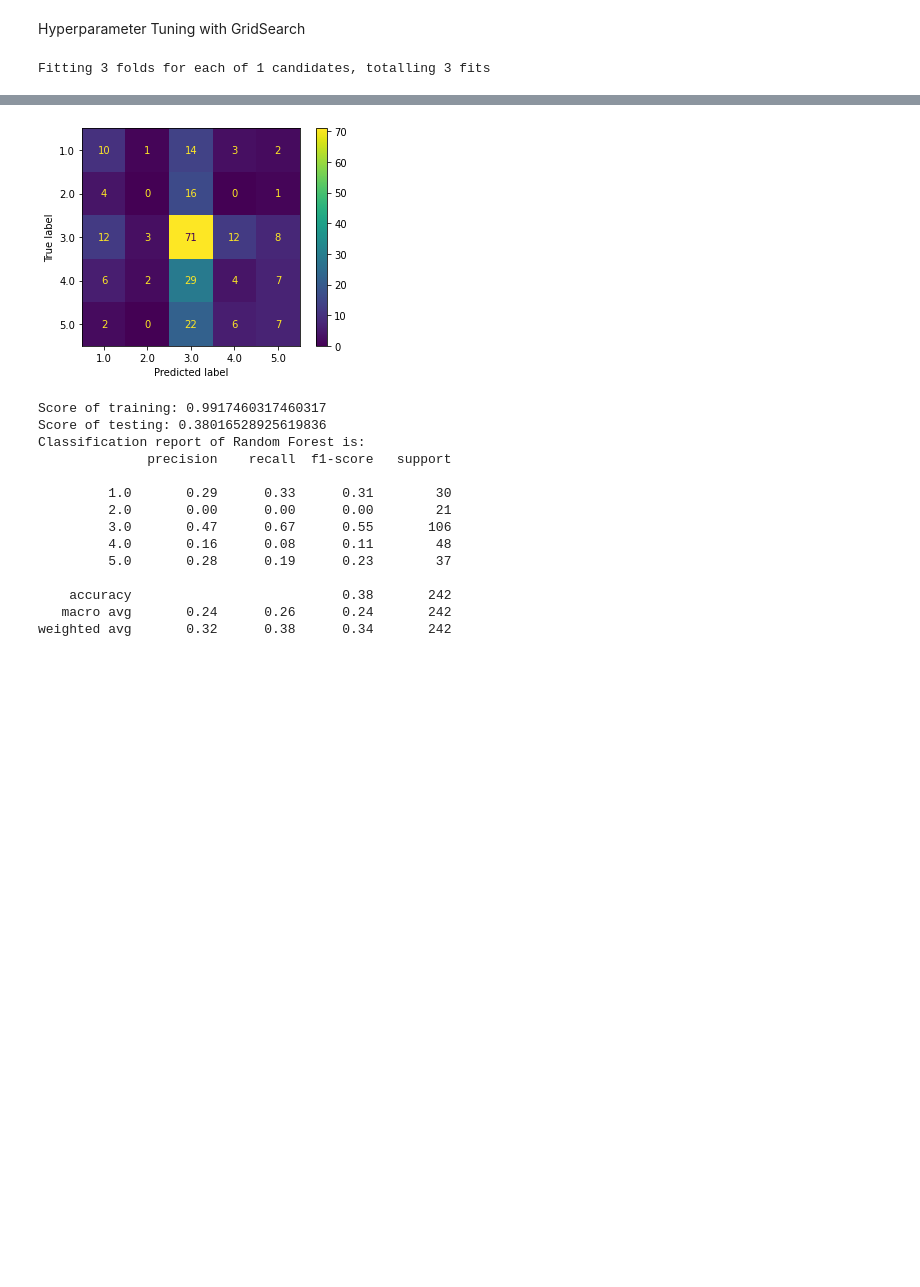
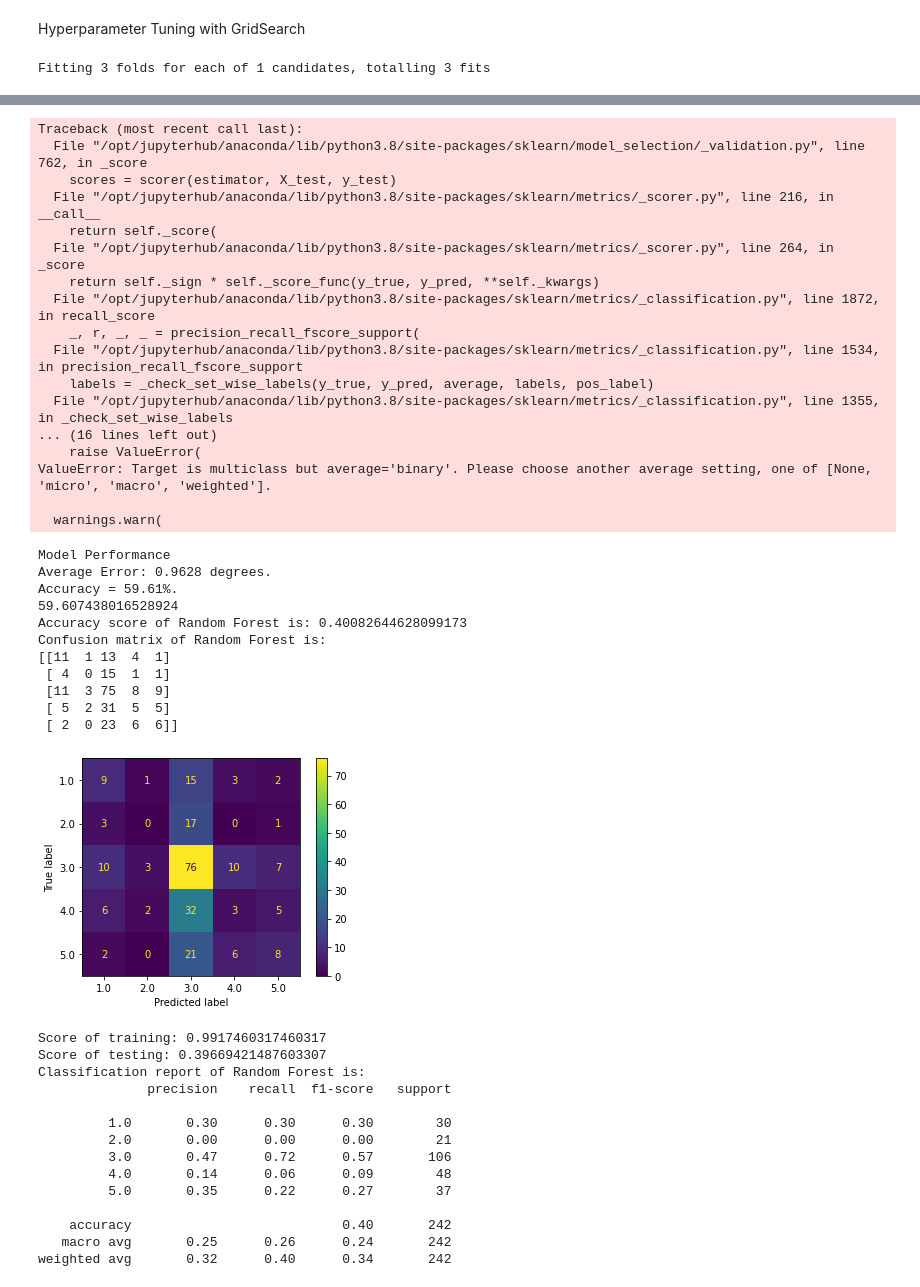
Before and after one commit to yuliyalitvin/Applied-Data-Science---Personal-Portfolio, a Jupyter notebook: Predictive Models/RandomForest/RandomForest.ipynb, the cells around one changed output, grey strips where cells are left out. Drawn from its saved outputs; the diff is of its cells as text; code cells hidden in the pictures; blank space fills up the shorter version.

```diff
--- a/Predictive Models/RandomForest/RandomForest.ipynb
+++ b/Predictive Models/RandomForest/RandomForest.ipynb
@@ -215,8 +215,12 @@ X_test.drop('MQT1_category', axis = 1, inplace = True)
 # Using Hyperparameter tuning on Random Forest model:
 # GridSearch:
 
-grid_values = {'n_estimators': [50]}
-# grid_accuracy = GridSearchCV(randomForest_model, param_grid = grid_values,scoring = 'recall')
+# Creating the parameter grid:
+grid_values = {
+    'n_estimators': [200],
+    'max_depth': [20],
+    'min_samples_leaf': [1]
+}
 grid_search = GridSearchCV(estimator = randomForest_model, param_grid = grid_values, cv = 3, n_jobs = -1, verbose = 2, scoring = 'recall')
 grid_search.fit(X_train, y_train)
 
@@ -305,15 +297,43 @@ Confusion matrix of Random Forest is:
+Traceback (most recent call last):
+  File "/opt/jupyterhub/anaconda/lib/python3.8/site-packages/sklearn/model_selection/_validation.py", line 762, in _score
+    scores = scorer(estimator, X_test, y_test)
+  File "/opt/jupyterhub/anaconda/lib/python3.8/site-packages/sklearn/metrics/_scorer.py", line 216, in __call__
+    return self._score(
+  File "/opt/jupyterhub/anaconda/lib/python3.8/site-packages/sklearn/metrics/_scorer.py", line 264, in _score
+    return self._sign * self._score_func(y_true, y_pred, **self._kwargs)
+  File "/opt/jupyterhub/anaconda/lib/python3.8/site-packages/sklearn/metrics/_classification.py", line 1872, in recall_score
+    _, r, _, _ = precision_recall_fscore_support(
+  File "/opt/jupyterhub/anaconda/lib/python3.8/site-packages/sklearn/metrics/_classification.py", line 1534, in precision_recall_fscore_support
+    labels = _check_set_wise_labels(y_true, y_pred, average, labels, pos_label)
+  File "/opt/jupyterhub/anaconda/lib/python3.8/site-packages/sklearn/metrics/_classification.py", line 1355, in _check_set_wise_labels
+... (16 lines left out)
+    raise ValueError(
+ValueError: Target is multiclass but average='binary'. Please choose another average setting, one of [None, 'micro', 'macro', 'weighted'].
+
+  warnings.warn(
+Model Performance
+Average Error: 0.9628 degrees.
+Accuracy = 59.61%.
+59.607438016528924
+Accuracy score of Random Forest is: 0.40082644628099173
+Confusion matrix of Random Forest is:
+[[11  1 13  4  1]
+ [ 4  0 15  1  1]
+ [11  3 75  8  9]
+ [ 5  2 31  5  5]
+ [ 2  0 23  6  6]]
-[figure, old version]
+[figure, new version]
-Score of training: 0.9917460317460317
-Score of testing: 0.38016528925619836
-Classification report of Random Forest is:
-              precision    recall  f1-score   support
-
-         1.0       0.29      0.33      0.31        30
-         2.0       0.00      0.00      0.00        21
-         3.0       0.47      0.67      0.55       106
-         4.0       0.16      0.08      0.11        48
-         5.0       0.28      0.19      0.23        37
-
-    accuracy                           0.38       242
-   macro avg       0.24      0.26      0.24       242
-weighted avg       0.32      0.38      0.34       242
+Score of training: 0.9917460317460317
+Score of testing: 0.39669421487603307
+Classification report of Random Forest is:
+              precision    recall  f1-score   support
+
+         1.0       0.30      0.30      0.30        30
+         2.0       0.00      0.00      0.00        21
+         3.0       0.47      0.72      0.57       106
+         4.0       0.14      0.06      0.09        48
+         5.0       0.35      0.22      0.27        37
+
+    accuracy                           0.40       242
+   macro avg       0.25      0.26      0.24       242
+weighted avg       0.32      0.40      0.34       242
```
Also changed, not shown: parts of 3 cells of this notebook, 2 other files.
